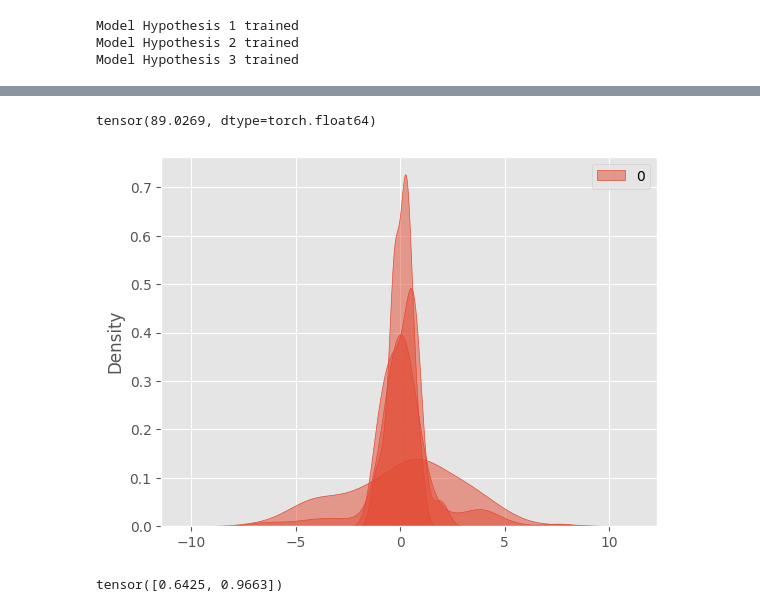
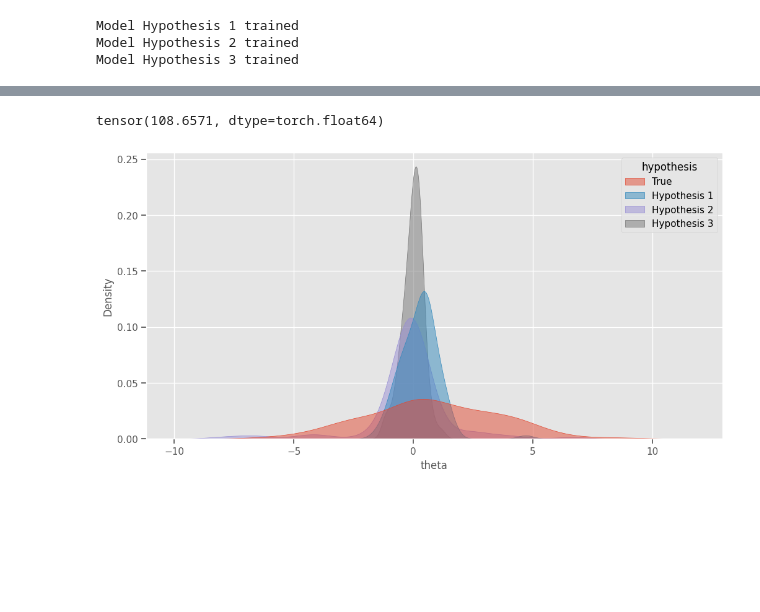
Before and after one commit to bGuenes/COMPASS, a Jupyter notebook: tutorials/Gaussian_models.ipynb, the cells around one changed output, grey strips where cells are left out. Saved outputs shown, nothing was run; the diff lists cells and outputs as text; code cells hidden in the pictures; blank space fills up the shorter version.

```diff
--- a/tutorials/Gaussian_models.ipynb
+++ b/tutorials/Gaussian_models.ipynb
@@ -136,21 +141,27 @@ mtf.plot_attention(labels=[r"$\theta$", r"$x_1$", r"$x_2$"])
 # %%
 import pickle
 
-with open("tests/model_comp.pkl", "rb") as f:
+with open("data/tutorial_Gaussians/model_comp.pkl", "rb") as f:
     results = pickle.load(f)
 # %%
 100*((test_theta1- results["Hypothesis 1"]["MAP"][:,0]).abs()/test_theta1.abs()).mean()
 # %% [output]
-tensor(89.0269, dtype=torch.float64)
+tensor(108.6571, dtype=torch.float64)
-# %%
-sns.kdeplot(test_theta1, label="True $\theta$", color="k", fill=True, alpha=0.5)
-sns.kdeplot(results["Hypothesis 1"]["MAP"][:,0], label="Estimated $\theta$", color="r", fill=True, alpha=0.5)
-sns.kdeplot(results["Hypothesis 2"]["MAP"][:,0], label="Estimated $\theta$", color="b", fill=True, alpha=0.5)
-sns.kdeplot(results["Hypothesis 3"]["MAP"][:,0], label="Estimated $\theta$", color="r", fill=True, alpha=0.5)
-plt.show()
-# %% [output]
-[figure, removed]
-# %%
-test_x1[0]
-# %% [output]
-tensor([0.6425, 0.9663])
+# %%
+df_theta_test = pd.DataFrame(test_theta1.numpy(), columns=["theta"])
+df_theta_test["hypothesis"] = "True"
+df_theta1_hat = pd.DataFrame(results["Hypothesis 1"]["MAP"][:,0], columns=["theta"])
+df_theta1_hat["hypothesis"] = "Hypothesis 1"
+df_theta2_hat = pd.DataFrame(results["Hypothesis 2"]["MAP"][:,0], columns=["theta"])
+df_theta2_hat["hypothesis"] = "Hypothesis 2"
+df_theta3_hat = pd.DataFrame(results["Hypothesis 3"]["MAP"][:,0], columns=["theta"])
+df_theta3_hat["hypothesis"] = "Hypothesis 3"
+
+df_maps = pd.concat([df_theta_test, df_theta1_hat, df_theta2_hat, df_theta3_hat], axis=0)
+
+plt.style.use('ggplot')
+plt.figure(figsize=(12, 6))
+sns.kdeplot(data=df_maps, x="theta", hue="hypothesis", fill=True, alpha=0.5)
+plt.show()
+# %% [output]
+[figure, added]
```
Also changed, not shown: parts of 8 cells of this notebook, 3 other files.
